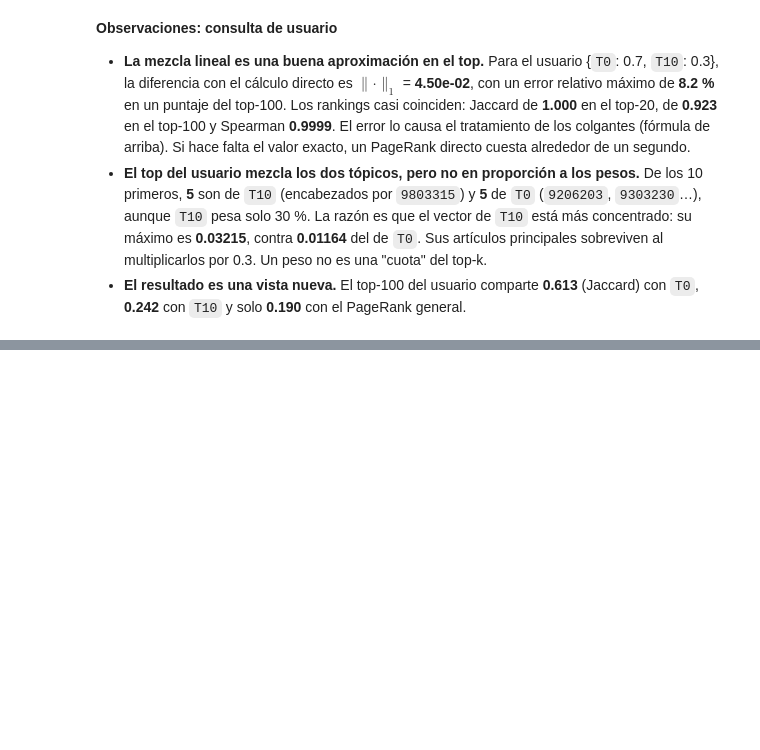
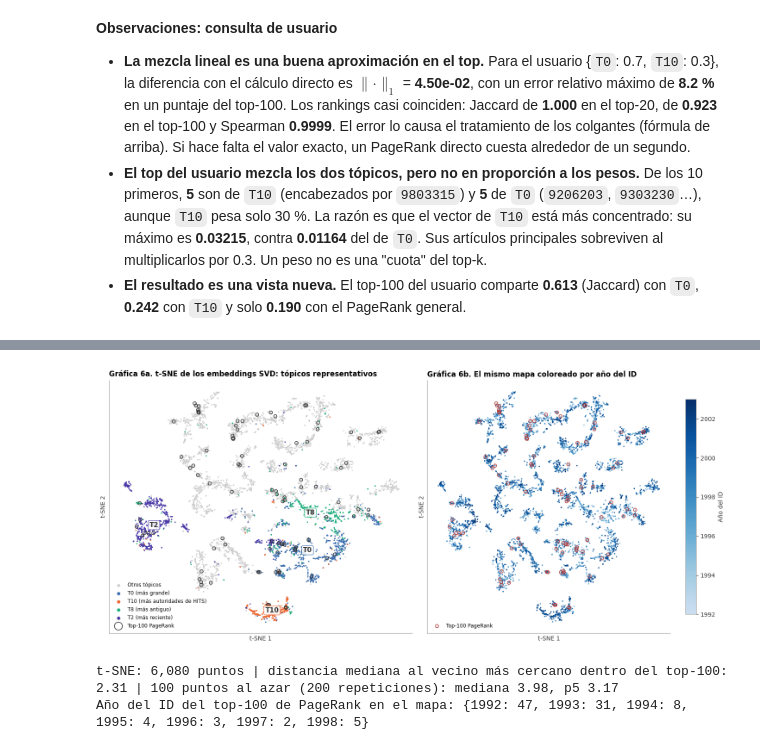
Before and after one commit to makore-0612/T3_DMII, a Jupyter notebook: cit-HepPh/notebooks/03_topic_sensitive.ipynb, the cells around one changed output, grey strips where cells are left out. Drawn from its saved outputs; the diff is of its cells as text; code cells hidden in the pictures; blank space fills up the shorter version.

```diff
--- a/cit-HepPh/notebooks/03_topic_sensitive.ipynb
+++ b/cit-HepPh/notebooks/03_topic_sensitive.ipynb
@@ -761,0 +1173,62 @@ Jaccard top-100 del usuario (directo) con T0: 0.613 | con T10: 0.242 | con el ge
+# %%
+# Gráfica 6. Mapa t-SNE de la muestra, coloreado por tópico representativo y por año
+t0 = time.perf_counter()
+Y = TSNE(n_components=2, perplexity=30, init="pca", random_state=SEMILLA).fit_transform(E[indices_tsne])
+segundos_tsne = time.perf_counter() - t0
+mapa = pd.DataFrame(Y, index=indices_tsne, columns=["x", "y"]).join(nodos[["topico", "anio_id"]])
+mapa["top100"] = mapa.index.isin(top100_pr)
+
+COLOR_TOPICO = dict(zip(representativos, [AZUL, "#EB6834", "#1BAF7A", "#4A3AA7"]))
+fig, (ax1, ax2) = plt.subplots(1, 2, figsize=(15, 6.6))
+otros = ~mapa["topico"].map(lambda c: nombre.get(c) in COLOR_TOPICO)
+ax1.scatter(mapa.loc[otros, "x"], mapa.loc[otros, "y"], s=4, color="#CCCCCC", linewidths=0, label="Otros tópicos")
+for t, color in COLOR_TOPICO.items():
+    sel = mapa["topico"] == int(t[1:])
+    ax1.scatter(mapa.loc[sel, "x"], mapa.loc[sel, "y"], s=5, color=color, linewidths=0,
+                label=f"{t} ({representativos[t]})")
+    ax1.text(mapa.loc[sel, "x"].median(), mapa.loc[sel, "y"].median(), t, fontsize=11, fontweight="bold",
+             color=TINTA, ha="center", va="center",
+             bbox=dict(boxstyle="round,pad=0.2", facecolor="white", edgecolor=color, alpha=0.85))
+im = ax2.scatter(mapa["x"], mapa["y"], c=mapa["anio_id"], cmap=CMAP_SEC, s=4, linewidths=0)
+for ax in (ax1, ax2):
+    ax.scatter(mapa.loc[mapa["top100"], "x"], mapa.loc[mapa["top100"], "y"], s=28, facecolors="none",
+               edgecolors=ROJO if ax is ax2 else TINTA, linewidths=1.1, label="Top-100 PageRank")
+    ax.set_xticks([])
+    ax.set_yticks([])
+estilo_ejes(ax1, "Gráfica 6a. t-SNE de los embeddings SVD: tópicos representativos", "t-SNE 1", "t-SNE 2", rejilla=None)
+estilo_ejes(ax2, "Gráfica 6b. El mismo mapa coloreado por año del ID", "t-SNE 1", "t-SNE 2", rejilla=None)
+ax1.legend(loc="lower left", markerscale=2.5, fontsize=8.5)
+ax2.legend(loc="lower left", fontsize=8.5)
+fig.colorbar(im, ax=ax2, label="Año del ID", shrink=0.85)
+plt.tight_layout()
+plt.show()
+
+# ¿El top-100 de PageRank forma un grupo? Distancia mediana a su vecino más cercano dentro del top-100 contra 100 al azar
+def distancia_vecino(puntos):
+    """
+    Distancia mediana de cada punto a su vecino más cercano dentro del mismo conjunto.
+
+    Parámetros
+    ----------
+    puntos : np.ndarray
+        Coordenadas (m × 2).
+
+    Retorna
+    -------
+    float
+        Mediana de las distancias al vecino más cercano.
+    """
+    d, _ = NearestNeighbors(n_neighbors=2).fit(puntos).kneighbors(puntos)
+    return np.median(d[:, 1])
+
+
+rng = np.random.default_rng(SEMILLA)
+azar = [distancia_vecino(mapa[["x", "y"]].to_numpy()[rng.choice(len(mapa), 100, replace=False)]) for _ in range(200)]
+d_top = distancia_vecino(mapa.loc[mapa["top100"], ["x", "y"]].to_numpy())
+print(f"t-SNE: {len(indices_tsne):,} puntos | distancia mediana al vecino más cercano dentro del top-100: {d_top:.2f} | "
+      f"100 puntos al azar (200 repeticiones): mediana {np.median(azar):.2f}, p5 {np.percentile(azar, 5):.2f}")
+print(f"Año del ID del top-100 de PageRank en el mapa: {mapa.loc[mapa['top100'], 'anio_id'].value_counts().sort_index().to_dict()}")
+# %% [output]
+[figure, added]
+t-SNE: 6,080 puntos | distancia mediana al vecino más cercano dentro del top-100: 2.31 | 100 puntos al azar (200 repeticiones): mediana 3.98, p5 3.17
+Año del ID del top-100 de PageRank en el mapa: {1992: 47, 1993: 31, 1994: 8, 1995: 4, 1996: 3, 1997: 2, 1998: 5}
```
Also changed, not shown: parts of 17 cells of this notebook, 2 other files.
